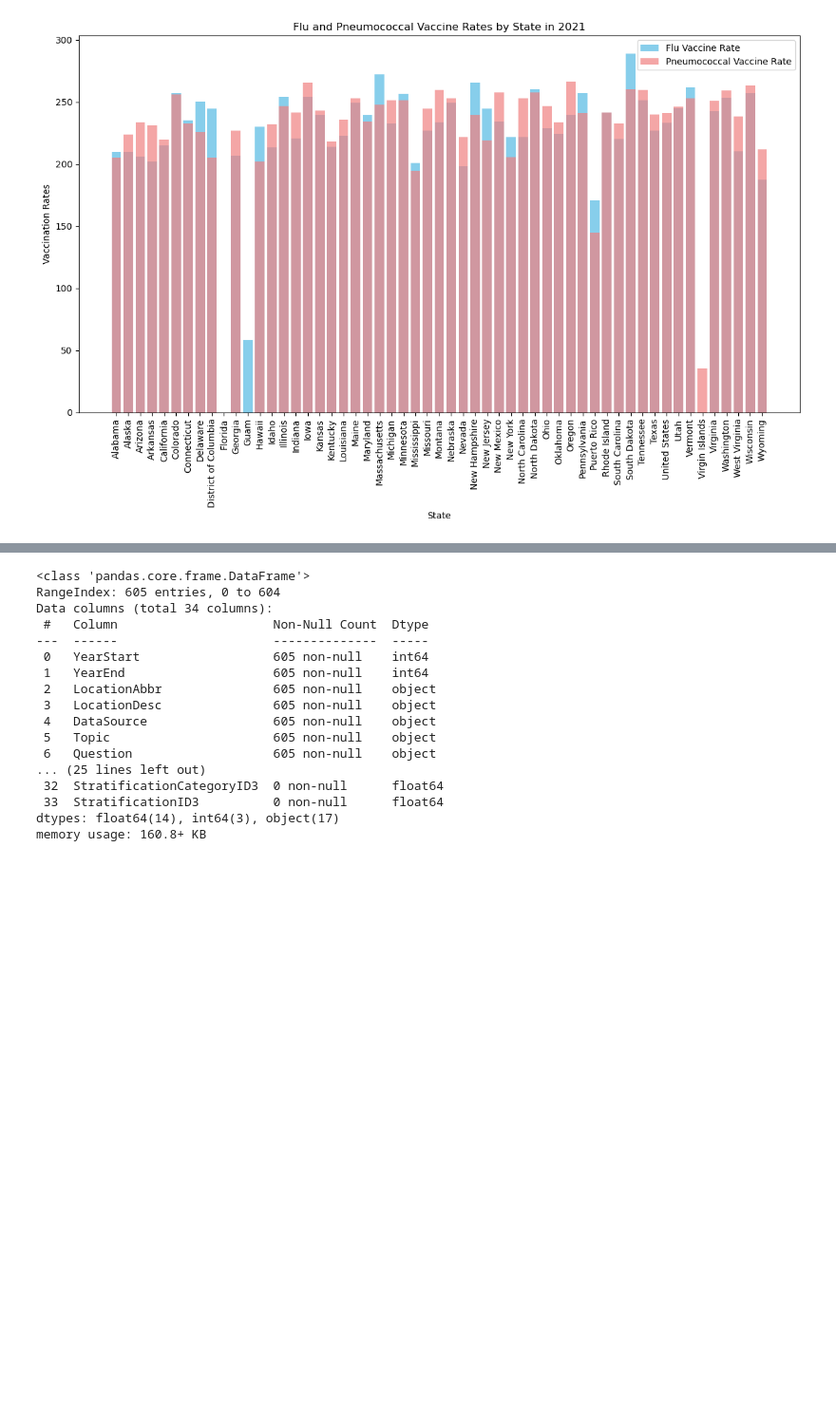
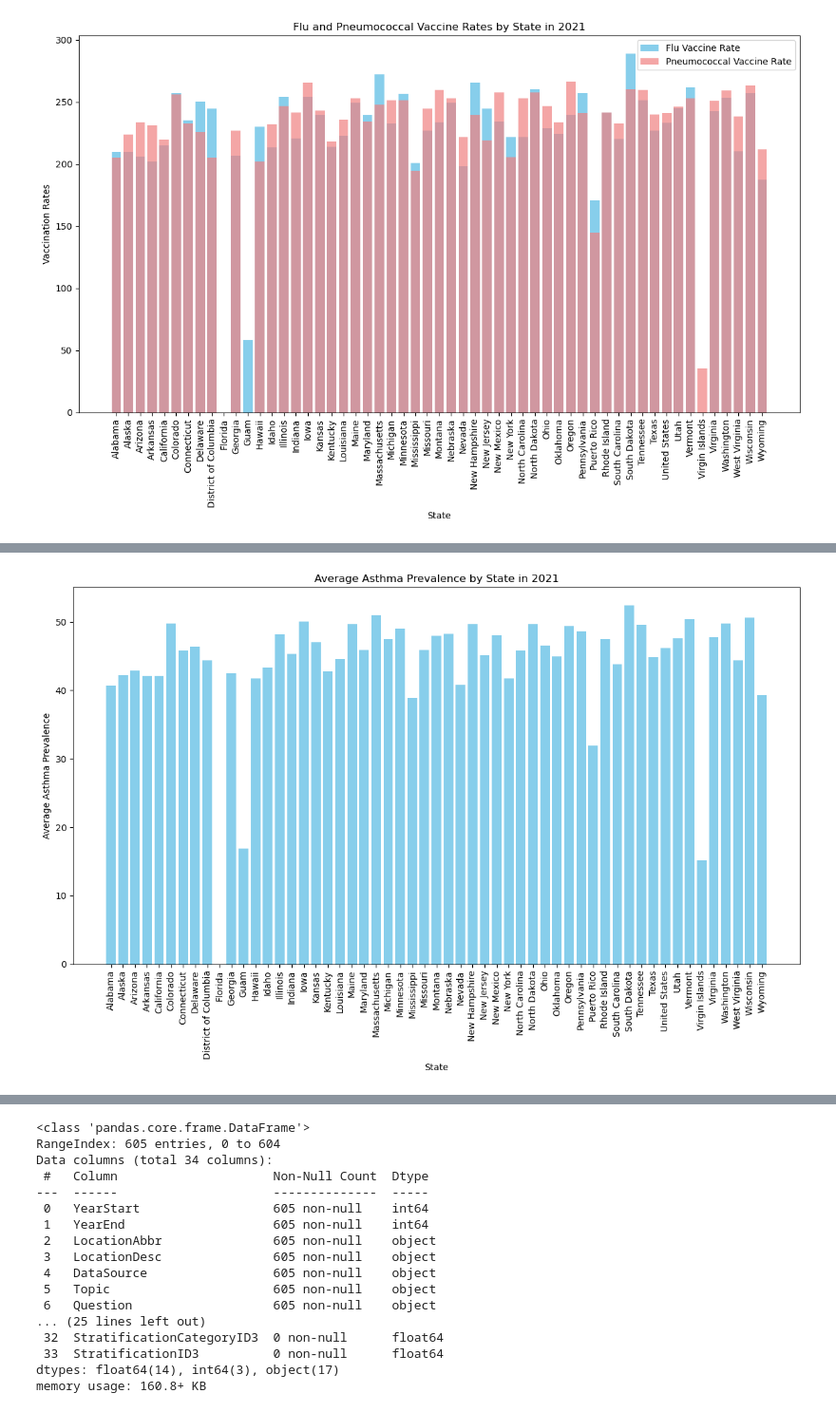
Before and after one commit to icook1/project_3, a Jupyter notebook: project3AsthmaData.ipynb, the cells around one changed output, grey strips where cells are left out. Shown: that part at 95% size. Drawn from its saved outputs; the diff is of its cells as text; code cells hidden in the pictures; blank space fills up the shorter version.

```diff
--- a/project3AsthmaData.ipynb
+++ b/project3AsthmaData.ipynb
@@ -94,0 +301,15 @@ plt.show()
+# %%
+import sqlite3
+import pandas as pd
+
+# Load data into pandas DataFrame
+data = pd.read_csv(r"C:\Users\parme\OneDrive\Desktop\project_3\US chronic Asthma.csv")
+
+# Create a SQLite database and connect to it
+conn = sqlite3.connect('asthma_data.db')
+data.to_sql('asthma_data', conn, if_exists='replace', index=False)
+
+# Verify that the data was loaded correctly
+query = "SELECT * FROM asthma_data LIMIT 5;"
+df = pd.read_sql_query(query, conn)
+print(df)
@@ -94,0 +334,17 @@ plt.show()
+# %%
+import matplotlib.pyplot as plt
+
+# Example: Plotting asthma prevalence by state
+data_2021 = pd.read_sql_query("SELECT * FROM asthma_data WHERE YearStart = 2021", conn)
+prevalence_by_state = data_2021.groupby('LocationDesc')['DataValue'].mean().reset_index()
+
+plt.figure(figsize=(12, 8))
+plt.bar(prevalence_by_state['LocationDesc'], prevalence_by_state['DataValue'], color='skyblue')
+plt.xticks(rotation=90)
+plt.xlabel('State')
+plt.ylabel('Average Asthma Prevalence')
+plt.title('Average Asthma Prevalence by State in 2021')
+plt.tight_layout()
+plt.show()
+# %% [output]
+[figure, added]
```
Also changed, not shown: parts of 12 cells of this notebook.
